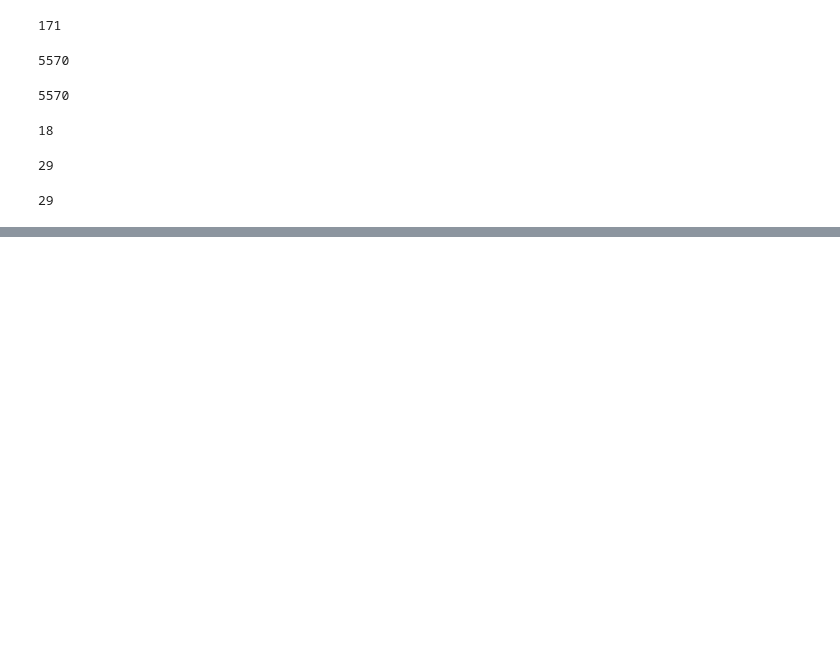
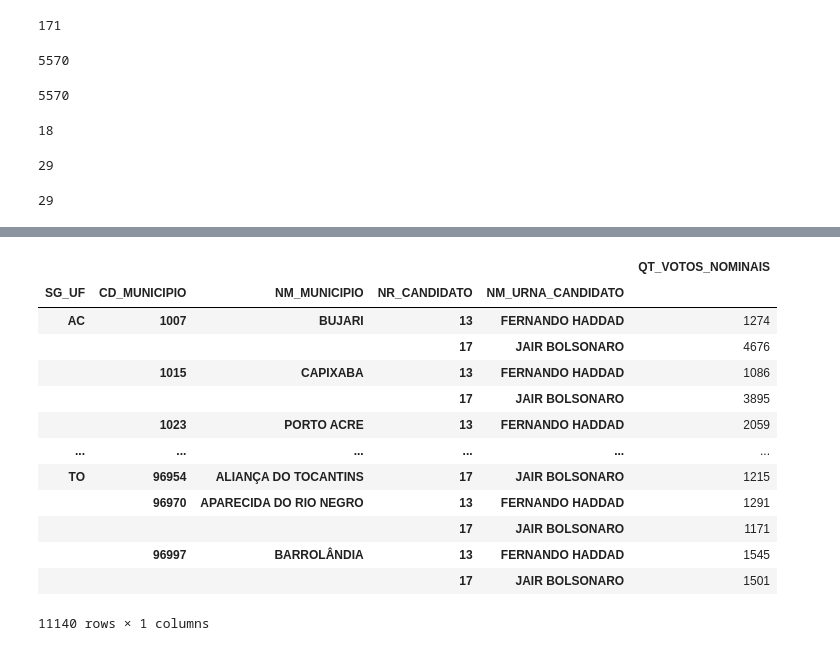
Before and after one commit to ebraimcarvalho/analise-dados-python-labhacker, a Jupyter notebook: mapa_eleicao/Untitled.ipynb, the cells around one changed output, grey strips where cells are left out. Cells and saved outputs as stored; diff of their text form; code cells hidden in the pictures; blank space fills up the shorter version.

```diff
--- a/mapa_eleicao/Untitled.ipynb
+++ b/mapa_eleicao/Untitled.ipynb
@@ -254,0 +261,18 @@ df_2turno.nlargest(10, 'QT_')
+# %%
+# Precisamos agora agrupar os votos por candidato e por municipio
+df_2turno.groupby(['SG_UF', 'CD_MUNICIPIO', 'NM_MUNICIPIO', 'NR_CANDIDATO', 'NM_URNA_CANDIDATO']).sum()
+# %% [output]
+|  |  |  |  |  | QT_VOTOS_NOMINAIS |
+| SG_UF | CD_MUNICIPIO | NM_MUNICIPIO | NR_CANDIDATO | NM_URNA_CANDIDATO |  |
+| AC | 1007 | BUJARI | 13 | FERNANDO HADDAD | 1274 |
+|  |  |  | 17 | JAIR BOLSONARO | 4676 |
+|  | 1015 | CAPIXABA | 13 | FERNANDO HADDAD | 1086 |
+|  |  |  | 17 | JAIR BOLSONARO | 3895 |
+|  | 1023 | PORTO ACRE | 13 | FERNANDO HADDAD | 2059 |
+| ... | ... | ... | ... | ... | ... |
+| TO | 96954 | ALIANÇA DO TOCANTINS | 17 | JAIR BOLSONARO | 1215 |
+|  | 96970 | APARECIDA DO RIO NEGRO | 13 | FERNANDO HADDAD | 1291 |
+|  |  |  | 17 | JAIR BOLSONARO | 1171 |
+|  | 96997 | BARROLÂNDIA | 13 | FERNANDO HADDAD | 1545 |
+|  |  |  | 17 | JAIR BOLSONARO | 1501 |
+11140 rows × 1 columns
```
Also changed, not shown: parts of 11 cells of this notebook.
